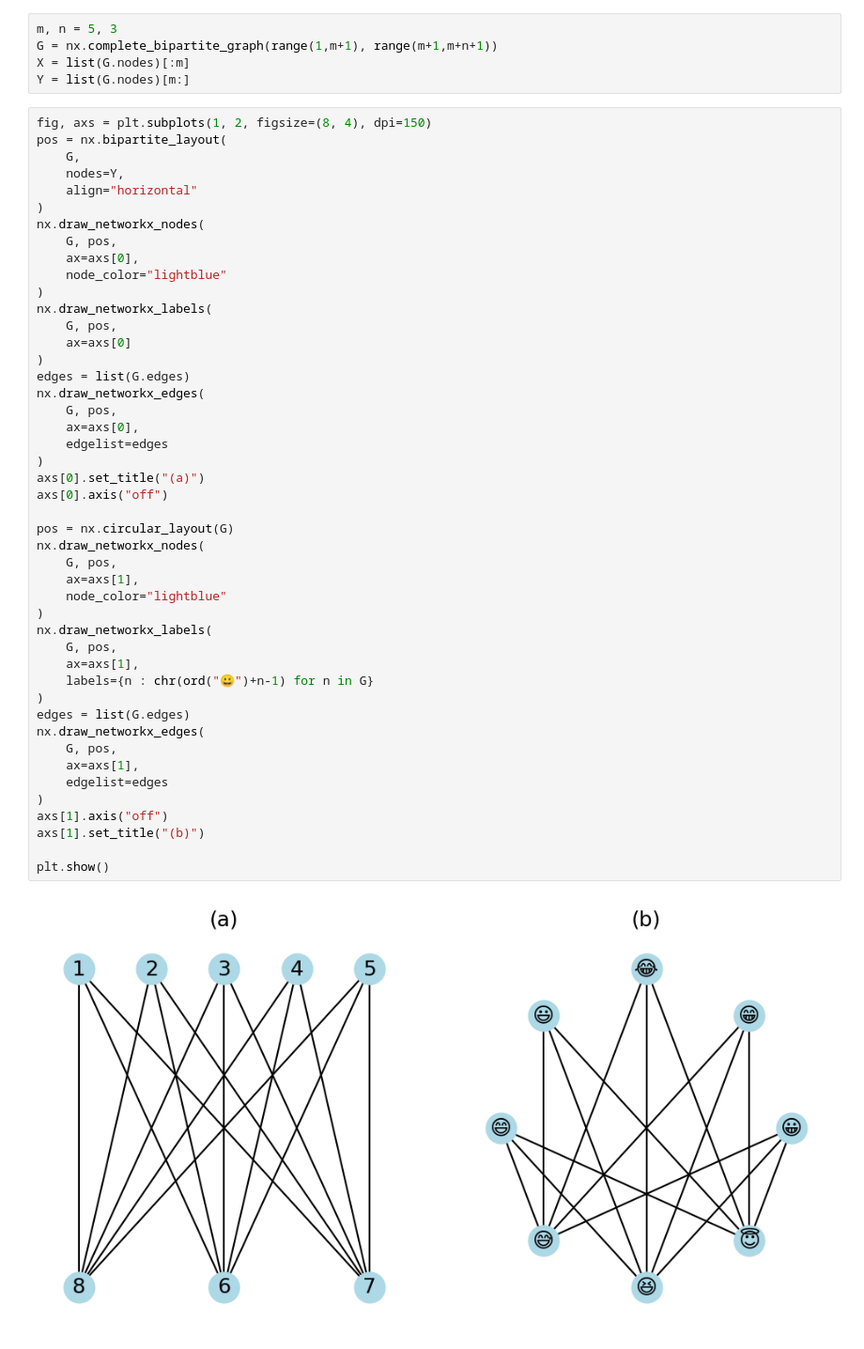
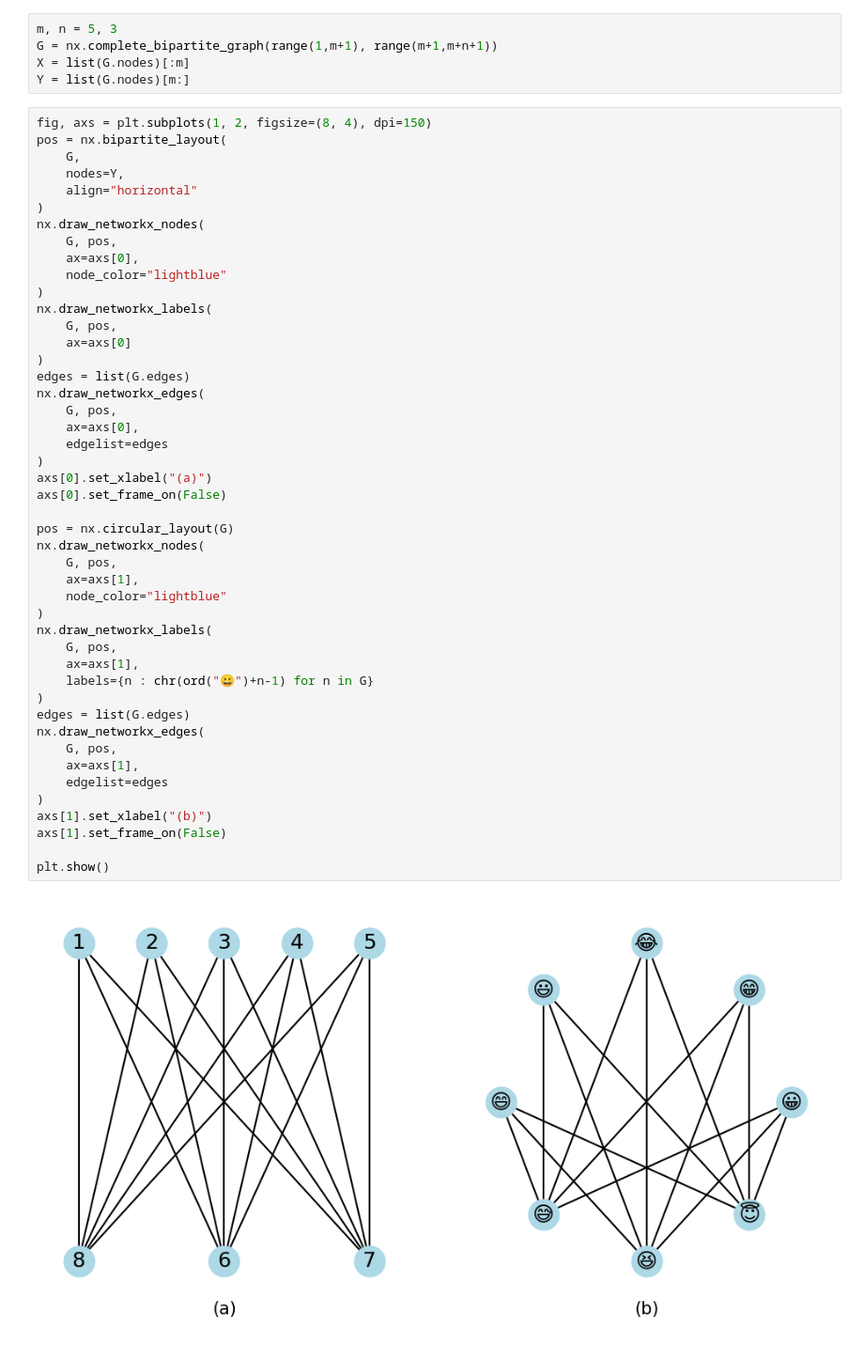
Before and after one commit to Isaac-Fate/graph-theory, a Jupyter notebook: scripts/BasicConceptsOfGraphs/Isomorphism.ipynb, the cells around one changed output. Shown at 94% size. Saved outputs shown, nothing was run; the diff lists cells and outputs as text.

```diff
--- a/scripts/BasicConceptsOfGraphs/Isomorphism.ipynb
+++ b/scripts/BasicConceptsOfGraphs/Isomorphism.ipynb
@@ -25,35 +25,35 @@ nx.draw_networkx_labels(
     G, pos,
     ax=axs[0]
 )
 edges = list(G.edges)
 nx.draw_networkx_edges(
     G, pos,
     ax=axs[0],
     edgelist=edges
 )
-axs[0].set_title("(a)")
-axs[0].axis("off")
+axs[0].set_xlabel("(a)")
+axs[0].set_frame_on(False)
 
 pos = nx.circular_layout(G)
 nx.draw_networkx_nodes(
     G, pos,
     ax=axs[1],
     node_color="lightblue"
 )
 nx.draw_networkx_labels(
     G, pos,
     ax=axs[1],
     labels={n : chr(ord("😀")+n-1) for n in G}
 )
 edges = list(G.edges)
 nx.draw_networkx_edges(
     G, pos,
     ax=axs[1],
     edgelist=edges
 )
-axs[1].axis("off")
-axs[1].set_title("(b)")
+axs[1].set_xlabel("(b)")
+axs[1].set_frame_on(False)
 
 plt.show()
 # %% [output]
-[figure, old version]
+[figure, new version]
```
Also changed, not shown: parts of 1 cell of this notebook, 7 other files.
